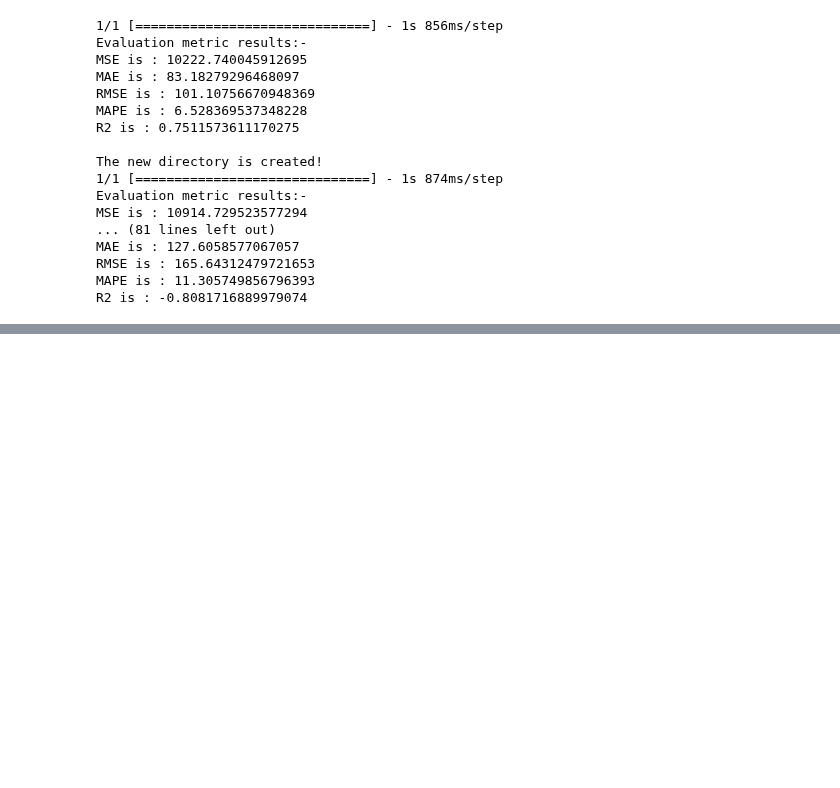
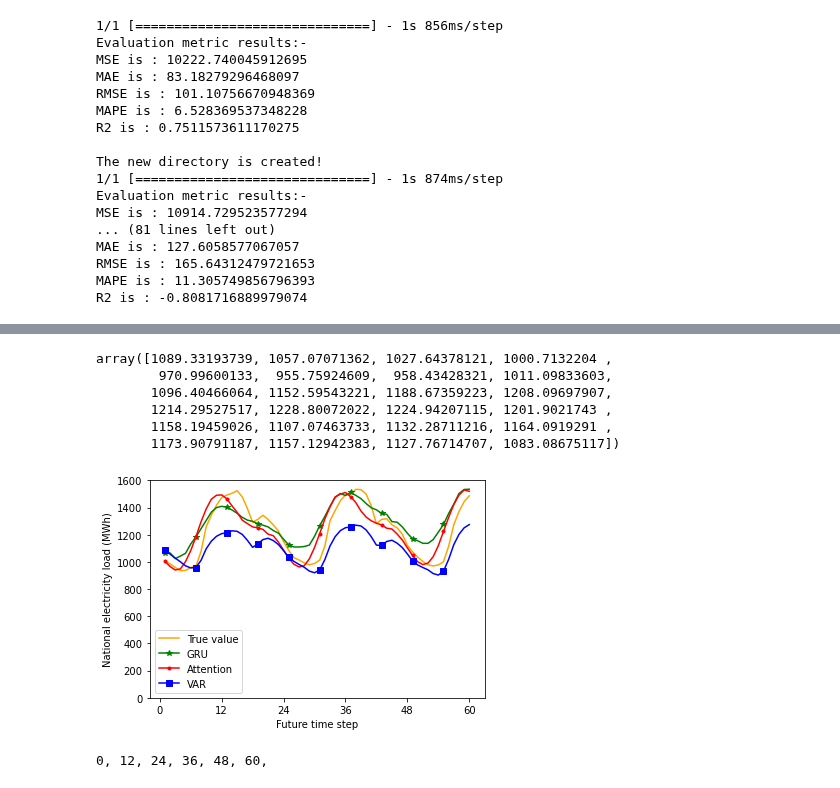
Before and after one commit to Tahuubinh/DL_HUST_Project, a Jupyter notebook: Code/Endurance.ipynb, the cells around one changed output, grey strips where cells are left out. Drawn from its saved outputs; the diff is of its cells as text; code cells hidden in the pictures; blank space fills up the shorter version.

```diff
--- a/Code/Endurance.ipynb
+++ b/Code/Endurance.ipynb
@@ -210,0 +424,35 @@ R2 is : -0.8081716889979074
+# %%
+pd.read_csv('../Results/VAR/res_100.csv')['nat_demand_1st_inv_diff'].values[:24]
+# %% [output]
+array([1089.33193739, 1057.07071362, 1027.64378121, 1000.7132204 ,
+        970.99600133,  955.75924609,  958.43428321, 1011.09833603,
+       1096.40466064, 1152.59543221, 1188.67359223, 1208.09697907,
+       1214.29527517, 1228.80072022, 1224.94207115, 1201.9021743 ,
+       1158.19459026, 1107.07463733, 1132.28711216, 1164.0919291 ,
+       1173.90791187, 1157.12942383, 1127.76714707, 1083.08675117])
+# %%
+true = np.array(test['nat_demand'][:60])
+var = pd.read_csv('../Results/VAR/res_100.csv')['nat_demand_1st_inv_diff'].values[:60]
+x = np.arange(1, 61)
+
+# plotting
+plt.xlabel("Future time step")
+plt.ylabel("National electricity load (MWh)")
+plt.ylim([0, 1600])
+plt.xticks([*range(0, 61, 12)])
+plt.plot(x, true, color ="orange", label = 'True value')
+plt.plot(x, gru, color ="green", label = 'GRU', markevery=[*range(0, 59, 6)], marker = '*')
+plt.plot(x, attention, color ="red", label = 'Attention', markevery=[*range(0, 59, 6)], marker = '.')
+plt.plot(x, var, color = "blue", label = 'VAR', markevery=[*range(0, 59, 6)], marker = 's')
+plt.legend()
+folder_save = f'..\Pics\Deep_Learning'
+plt.savefig(f'{folder_save}\Predict_vs_Actual_60.pdf', bbox_inches='tight')
+plt.savefig(f'{folder_save}\Predict_vs_Actual_60.svg', bbox_inches='tight')
+plt.show()
+# %% [output]
+[figure, added]
+# %%
+for i in range(0, 61, 12):
+    print(i, end = ', ')
+# %% [output]
+0, 12, 24, 36, 48, 60,
```
Also changed, not shown: parts of 6 cells of this notebook, 5 other files.
